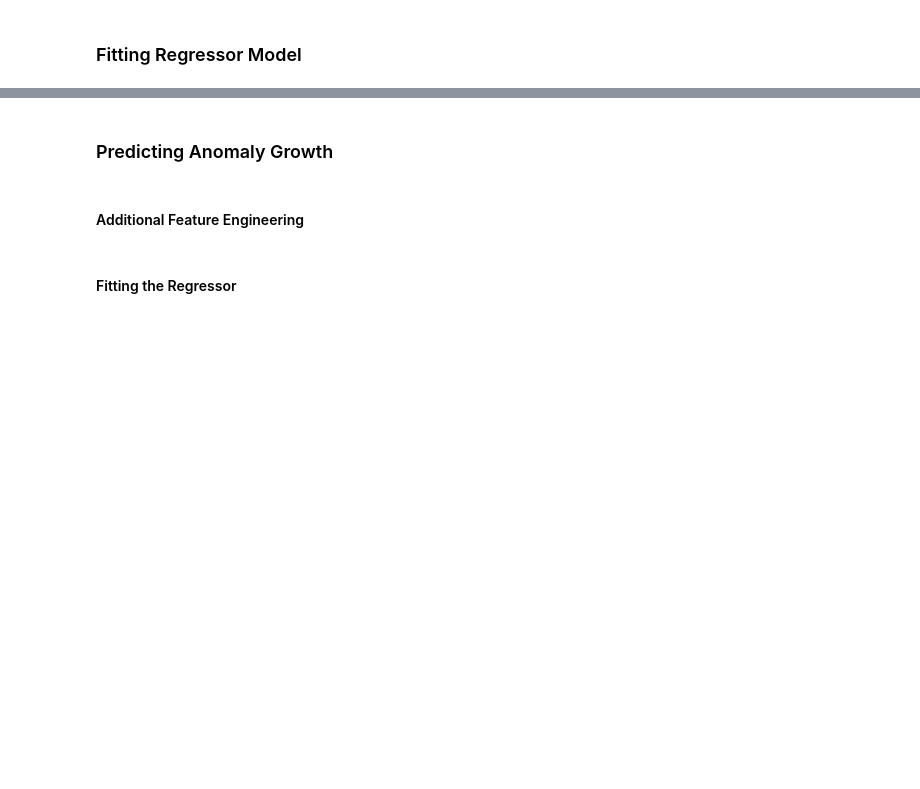
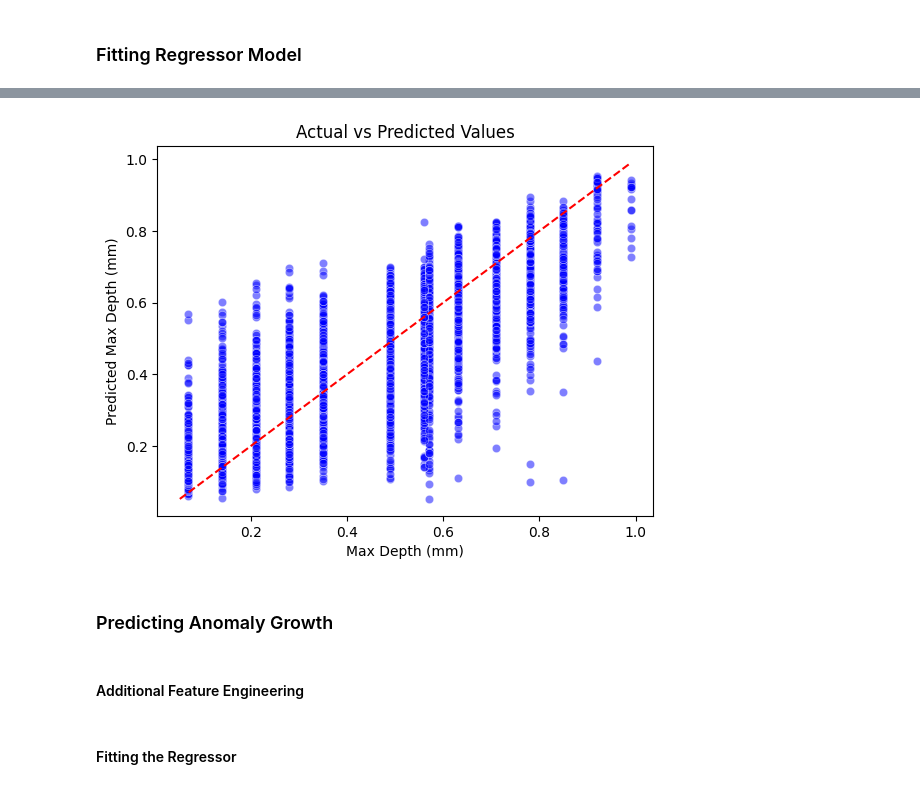
Before and after one commit to Farhad-Davaripour/AI_Applications_in_Pipeline_Engineering, a Jupyter notebook: demo.ipynb, the cells around one changed output, grey strips where cells are left out. Cells and saved outputs as stored; diff of their text form; code cells hidden in the pictures; blank space fills up the shorter version.

```diff
--- a/demo.ipynb
+++ b/demo.ipynb
@@ -774,0 +504,4 @@ Mean Error (ME): 0.0001
+# %%
+ML_pipeline.plot_scatter(results)
+# %% [output]
+[figure, added]
```
Also changed, not shown: parts of 74 cells of this notebook, 1 other file.
